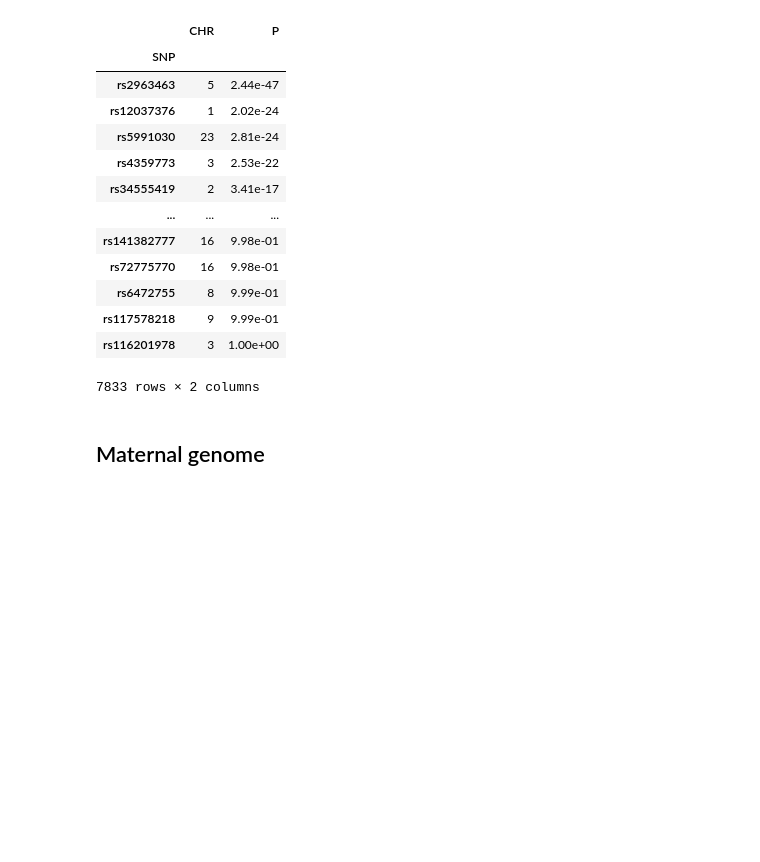
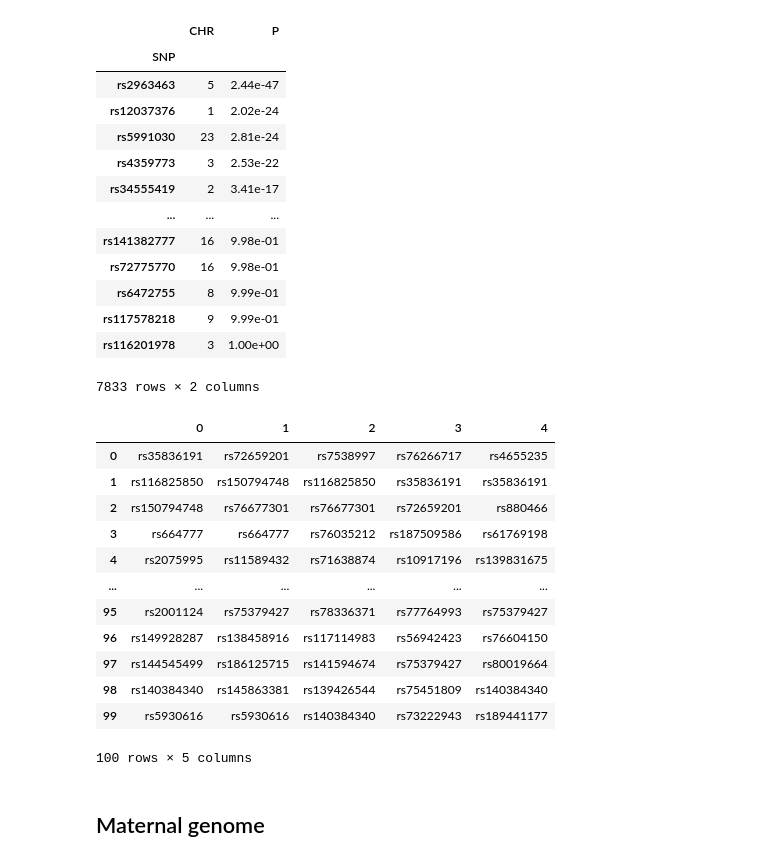
Before and after one commit to PerinatalLab/ml_genetics, a Jupyter notebook: workflow/scripts/tables/meta_tables.ipynb, the cells around one changed output. Cells and saved outputs as stored; diff of their text form; code cells hidden in the pictures; blank space fills up the shorter version.

```diff
--- a/workflow/scripts/tables/meta_tables.ipynb
+++ b/workflow/scripts/tables/meta_tables.ipynb
@@ -134,2 +109,18 @@ snps_4mfc = [snp for snp in snps_4mf if snp in snps_4c]
+# %%
+snps_m
+# %% [output]
+|  | 0 | 1 | 2 | 3 | 4 |
+| 0 | rs35836191 | rs72659201 | rs7538997 | rs76266717 | rs4655235 |
+| 1 | rs116825850 | rs150794748 | rs116825850 | rs35836191 | rs35836191 |
+| 2 | rs150794748 | rs76677301 | rs76677301 | rs72659201 | rs880466 |
+| 3 | rs664777 | rs664777 | rs76035212 | rs187509586 | rs61769198 |
+| 4 | rs2075995 | rs11589432 | rs71638874 | rs10917196 | rs139831675 |
+| ... | ... | ... | ... | ... | ... |
+| 95 | rs2001124 | rs75379427 | rs78336371 | rs77764993 | rs75379427 |
+| 96 | rs149928287 | rs138458916 | rs117114983 | rs56942423 | rs76604150 |
+| 97 | rs144545499 | rs186125715 | rs141594674 | rs75379427 | rs80019664 |
+| 98 | rs140384340 | rs145863381 | rs139426544 | rs75451809 | rs140384340 |
+| 99 | rs5930616 | rs5930616 | rs140384340 | rs73222943 | rs189441177 |
+100 rows × 5 columns
 # %% [markdown]
 ## Maternal genome
```
Also changed, not shown: parts of 12 cells of this notebook, 1 other file.
